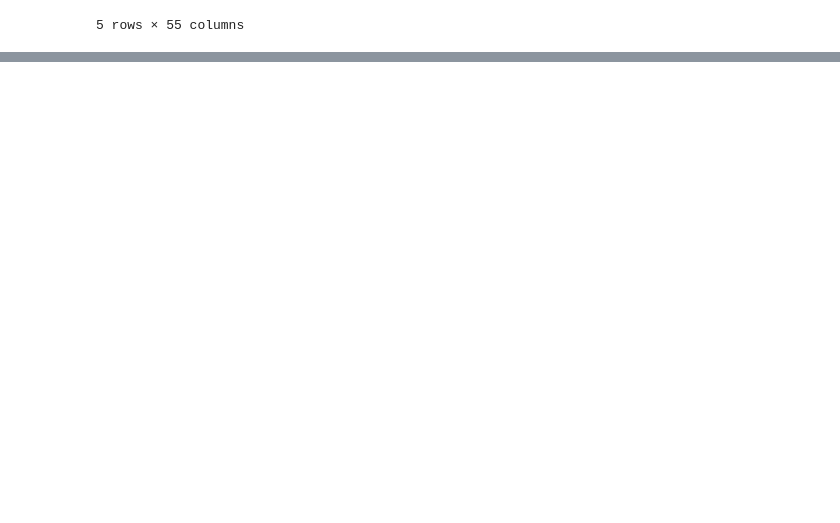
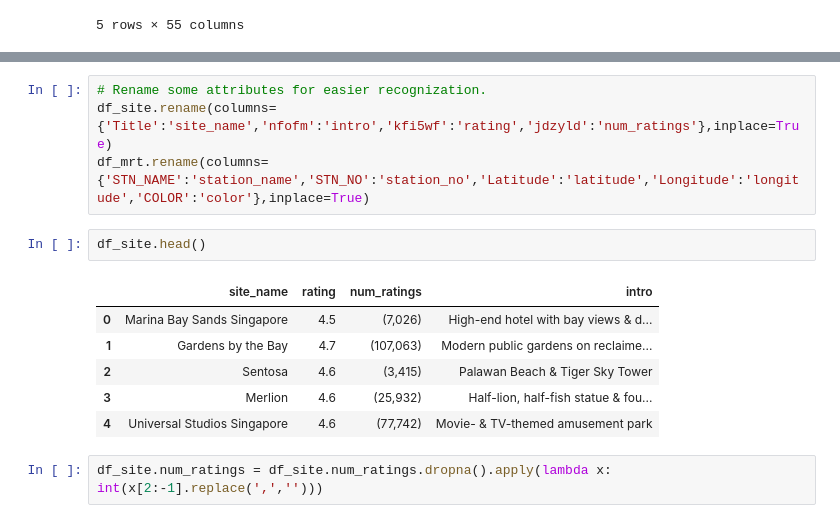
Before and after one commit to JT-H/Recommendation-System-for-Airbnb-Houses, a Jupyter notebook: Data Preparation/原始数据/Create Customer Dataset.ipynb, the cells around one changed output, grey strips where cells are left out. Drawn from its saved outputs; the diff is of its cells as text; blank space fills up the shorter version.

```diff
--- a/Data Preparation/原始数据/Create Customer Dataset.ipynb
+++ b/Data Preparation/原始数据/Create Customer Dataset.ipynb
@@ -139,0 +170,15 @@ data.head()
+# %%
+# Rename some attributes for easier recognization.
+df_site.rename(columns={'Title':'site_name','nfofm':'intro','kfi5wf':'rating','jdzyld':'num_ratings'},inplace=True)
+df_mrt.rename(columns={'STN_NAME':'station_name','STN_NO':'station_no','Latitude':'latitude','Longitude':'longitude','COLOR':'color'},inplace=True)
+# %%
+df_site.head()
+# %% [output]
+|  | site_name | rating | num_ratings | intro |
+| 0 | Marina Bay Sands Singapore | 4.5 | (7,026) | High-end hotel with bay views & d... |
+| 1 | Gardens by the Bay | 4.7 | (107,063) | Modern public gardens on reclaime... |
+| 2 | Sentosa | 4.6 | (3,415) | Palawan Beach & Tiger Sky Tower |
+| 3 | Merlion | 4.6 | (25,932) | Half-lion, half-fish statue & fou... |
+| 4 | Universal Studios Singapore | 4.6 | (77,742) | Movie- & TV-themed amusement park |
+# %%
+df_site.num_ratings = df_site.num_ratings.dropna().apply(lambda x: int(x[2:-1].replace(',','')))
```
Also changed, not shown: parts of 20 cells of this notebook, 1 other file.
